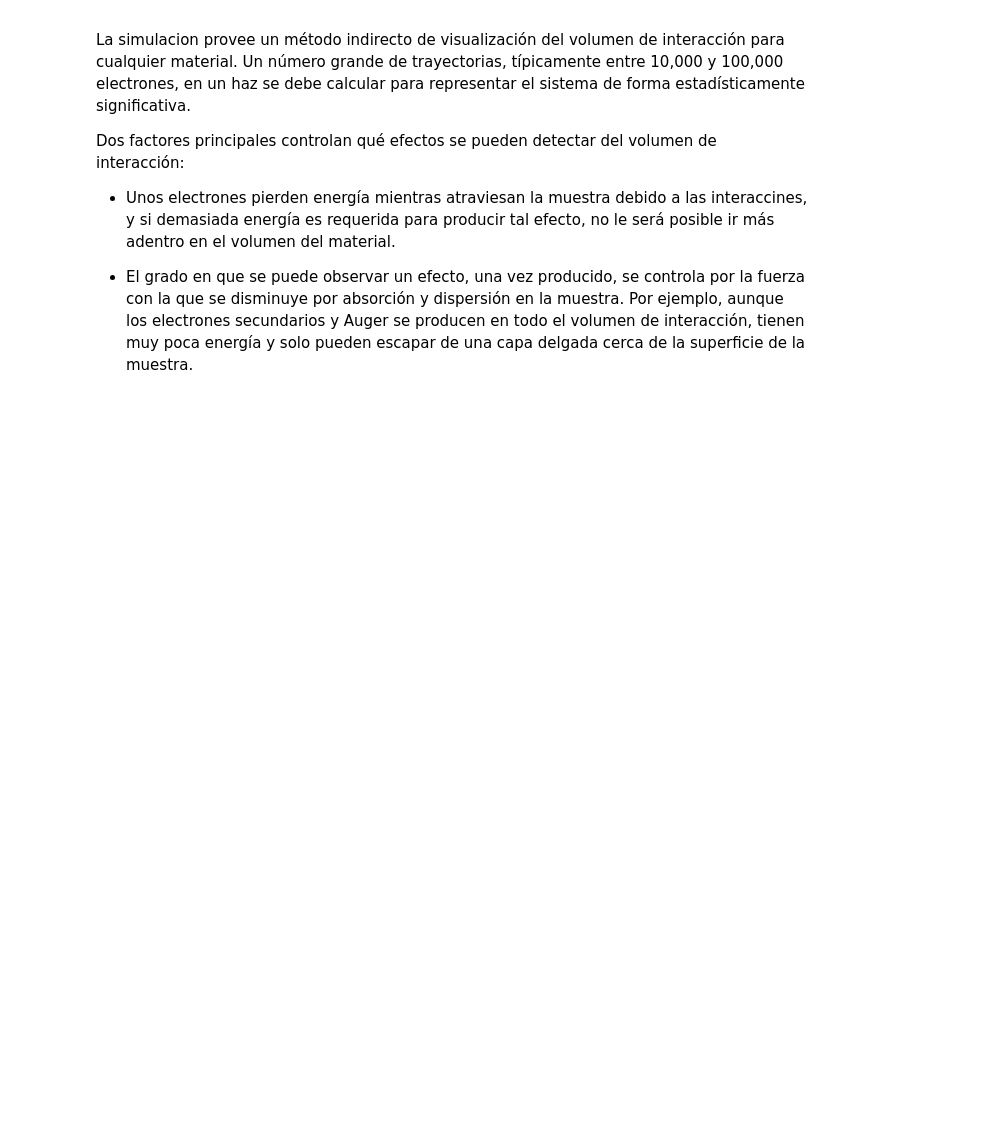
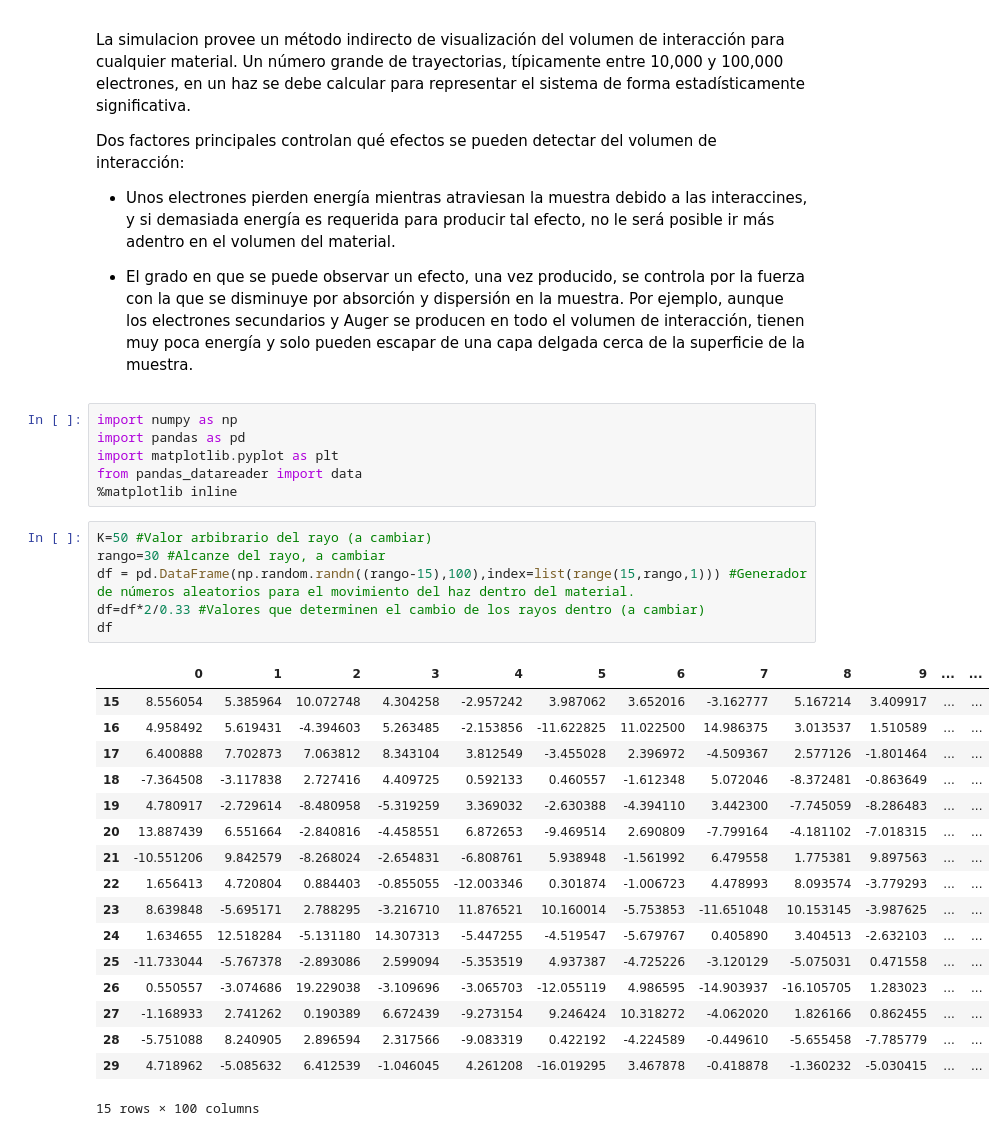
Before and after one commit to dixi1903/ProyectoModulo2_OrtizA_AcostaE_ChiquitoE, a Jupyter notebook: ProyectoModulo2_OrtizA_AcostaE_ChiquitoE.ipynb, the cells around one changed output. Drawn from its saved outputs; the diff is of its cells as text; blank space fills up the shorter version.

```diff
--- a/ProyectoModulo2_OrtizA_AcostaE_ChiquitoE.ipynb
+++ b/ProyectoModulo2_OrtizA_AcostaE_ChiquitoE.ipynb
@@ -67,3 +67,33 @@ Dos factores principales controlan qué efectos se pueden detectar del volumen d
 
 * El grado en que se puede observar un efecto, una vez producido, se controla por la fuerza con la que se disminuye por absorción y dispersión en la muestra. Por ejemplo, aunque los electrones secundarios y Auger se producen en todo el
 volumen de interacción, tienen muy poca energía y solo pueden escapar de una capa delgada cerca de la superficie de la muestra.
+# %%
+import numpy as np
+import pandas as pd
+import matplotlib.pyplot as plt
+from pandas_datareader import data
+%matplotlib inline
+# %%
+K=50 #Valor arbibrario del rayo (a cambiar)
+rango=30 #Alcanze del rayo, a cambiar
+df = pd.DataFrame(np.random.randn((rango-15),100),index=list(range(15,rango,1))) #Generador de números aleatorios para el movimiento del haz dentro del material.
+df=df*2/0.33 #Valores que determinen el cambio de los rayos dentro (a cambiar)
+df
+# %% [output]
+|  | 0 | 1 | 2 | 3 | 4 | 5 | 6 | 7 | 8 | 9 | ... | ... |
+| 15 | 8.556054 | 5.385964 | 10.072748 | 4.304258 | -2.957242 | 3.987062 | 3.652016 | -3.162777 | 5.167214 | 3.409917 | ... | ... |
+| 16 | 4.958492 | 5.619431 | -4.394603 | 5.263485 | -2.153856 | -11.622825 | 11.022500 | 14.986375 | 3.013537 | 1.510589 | ... | ... |
+| 17 | 6.400888 | 7.702873 | 7.063812 | 8.343104 | 3.812549 | -3.455028 | 2.396972 | -4.509367 | 2.577126 | -1.801464 | ... | ... |
+| 18 | -7.364508 | -3.117838 | 2.727416 | 4.409725 | 0.592133 | 0.460557 | -1.612348 | 5.072046 | -8.372481 | -0.863649 | ... | ... |
+| 19 | 4.780917 | -2.729614 | -8.480958 | -5.319259 | 3.369032 | -2.630388 | -4.394110 | 3.442300 | -7.745059 | -8.286483 | ... | ... |
+| 20 | 13.887439 | 6.551664 | -2.840816 | -4.458551 | 6.872653 | -9.469514 | 2.690809 | -7.799164 | -4.181102 | -7.018315 | ... | ... |
+| 21 | -10.551206 | 9.842579 | -8.268024 | -2.654831 | -6.808761 | 5.938948 | -1.561992 | 6.479558 | 1.775381 | 9.897563 | ... | ... |
+| 22 | 1.656413 | 4.720804 | 0.884403 | -0.855055 | -12.003346 | 0.301874 | -1.006723 | 4.478993 | 8.093574 | -3.779293 | ... | ... |
+| 23 | 8.639848 | -5.695171 | 2.788295 | -3.216710 | 11.876521 | 10.160014 | -5.753853 | -11.651048 | 10.153145 | -3.987625 | ... | ... |
+| 24 | 1.634655 | 12.518284 | -5.131180 | 14.307313 | -5.447255 | -4.519547 | -5.679767 | 0.405890 | 3.404513 | -2.632103 | ... | ... |
+| 25 | -11.733044 | -5.767378 | -2.893086 | 2.599094 | -5.353519 | 4.937387 | -4.725226 | -3.120129 | -5.075031 | 0.471558 | ... | ... |
+| 26 | 0.550557 | -3.074686 | 19.229038 | -3.109696 | -3.065703 | -12.055119 | 4.986595 | -14.903937 | -16.105705 | 1.283023 | ... | ... |
+| 27 | -1.168933 | 2.741262 | 0.190389 | 6.672439 | -9.273154 | 9.246424 | 10.318272 | -4.062020 | 1.826166 | 0.862455 | ... | ... |
+| 28 | -5.751088 | 8.240905 | 2.896594 | 2.317566 | -9.083319 | 0.422192 | -4.224589 | -0.449610 | -5.655458 | -7.785779 | ... | ... |
+| 29 | 4.718962 | -5.085632 | 6.412539 | -1.046045 | 4.261208 | -16.019295 | 3.467878 | -0.418878 | -1.360232 | -5.030415 | ... | ... |
+15 rows × 100 columns
```
Also changed, not shown: parts of 5 cells of this notebook, 1 other file.
